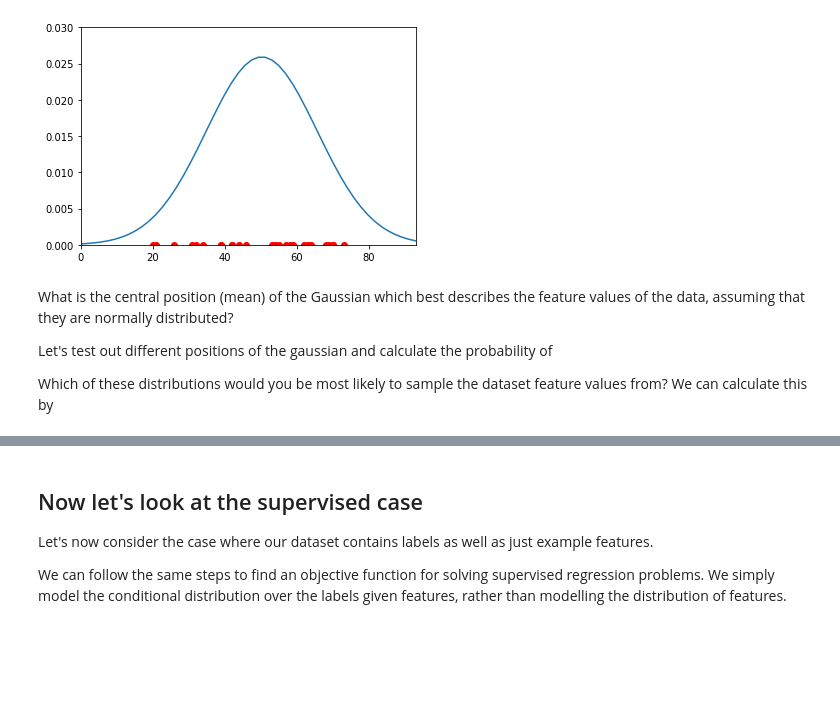
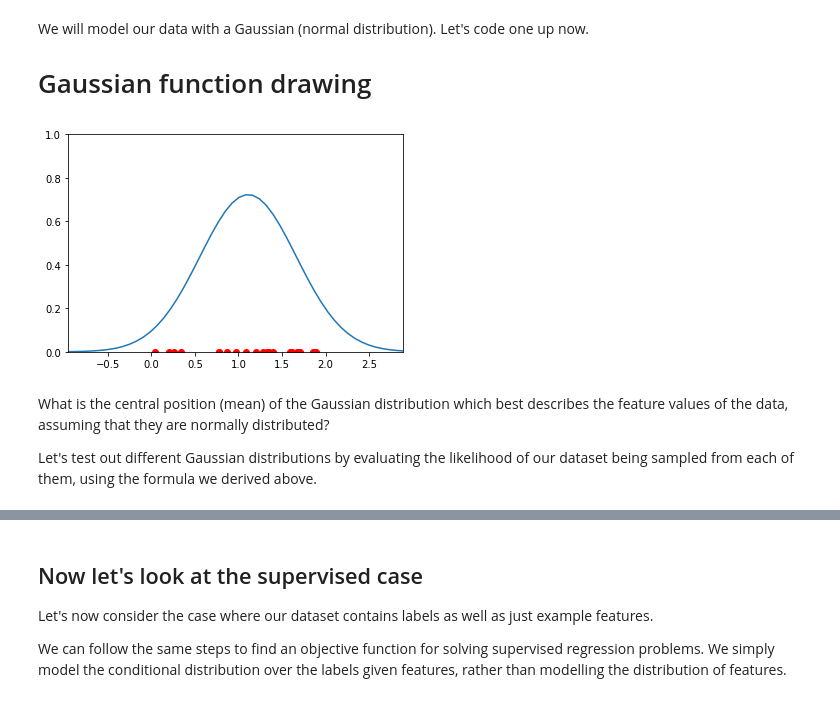
Before and after one commit to TataAndBigData/Practical-ML-DS, a Jupyter notebook: Chapter 1. Machine Learning Foundations/7. Maximum Likelihood Estimation.ipynb, the cells around one changed output, grey strips where cells are left out. Cells and saved outputs as stored; diff of their text form; code cells hidden in the pictures; blank space fills up the shorter version.

```diff
--- a/Chapter 1. Machine Learning Foundations/7. Maximum Likelihood Estimation.ipynb
+++ b/Chapter 1. Machine Learning Foundations/7. Maximum Likelihood Estimation.ipynb
@@ -22,31 +23,19 @@ $=argmax_{\theta} \ \ $
 # DON'T WORRY ABOUT THIS CELL, IT JUST SETS SOME STUFF UP
 import numpy as np
 import matplotlib.pyplot as plt
+from utils import get_regression_data, show_regression_data
 
-def get_data():
-    data = np.genfromtxt('DATA/winequality-red.csv', delimiter=';') ## Import income data and save to variable.
-    data = data[1:] # remove NaNs
-    X = data[:, :-1] # get all of the rows and all but the last column (the last column is the labels)
-    X = X[:, 0] # just use first feature
-    Y = data[:, -1] # get the last column as the labels
-    return X, Y
+X, Y = get_regression_data()
 
-def plot_data(X, Y):
-    plt.figure()
-    plt.scatter(X, Y, c='r')
-    plt.xlabel('X')
-    plt.ylabel('Y')
-    plt.show()
+X = X[:, 0]
+Y = np.zeros_like(Y)
 
-X, Y = get_data()
-# plot_data(X, Y)
-
-# plt.scatter(X, np.zeros(X.shape[0]), c='r')
-# plt.xlim(0, 100)
-# plt.ylim(-0.2, 0.5)
-# plt.show()
+plt.scatter(X, np.zeros(X.shape[0]), c='r')
+plt.ylim(0, 0.03)
+plt.show()
 
 mu = np.mean(X)
 sigma = np.std(X)
-print(sigma)
+print('mean:', mu)
+print('standard deviation:', sigma)
 # %% [output]
@@ -54,31 +45,33 @@ print(sigma)
+# %% [markdown]
+We will model our data with a Gaussian (normal distribution). Let's code one up now.
+
+# Gaussian function drawing
 # %%
 import numpy as np
 
 class GaussianPDF:
     def __init__(self, mu=0, sigma=1):
         self.mu = mu
         self.sigma = sigma
 
     def __call__(self, x):
         p_x = np.exp(-(x - self.mu)**2 / (2*self.sigma**2)) / ( np.sqrt(2*np.pi) * self.sigma) # pdf equation for gaussian
         return p_x
 
 p = GaussianPDF(mu, sigma)
 
 p(0)
-domain = np.linspace(min(X)-20, max(X)+20)
+domain = np.linspace(min(X)-1, max(X)+1)
 plt.plot(domain, p(domain))
 plt.scatter(X, np.zeros(X.shape[0]), c='r')
-plt.ylim(0, 0.03)
+plt.ylim(0, 1)
 plt.xlim(min(domain), max(domain))
 plt.show()
 # %% [output]
-[figure, old version]
+[figure, new version]
 # %% [markdown]
-What is the central position (mean) of the Gaussian which best describes the feature values of the data, assuming that they are normally distributed?
+What is the central position (mean) of the Gaussian distribution which best describes the feature values of the data, assuming that they are normally distributed?
 
-Let's test out different positions of the gaussian and calculate the probability of
-
-Which of these distributions would you be most likely to sample the dataset feature values from? We can calculate this by
+Let's test out different Gaussian distributions by evaluating the likelihood of our dataset being sampled from each of them, using the formula we derived above.
 # %%
 
```
Also changed, not shown: parts of 3 cells of this notebook.
